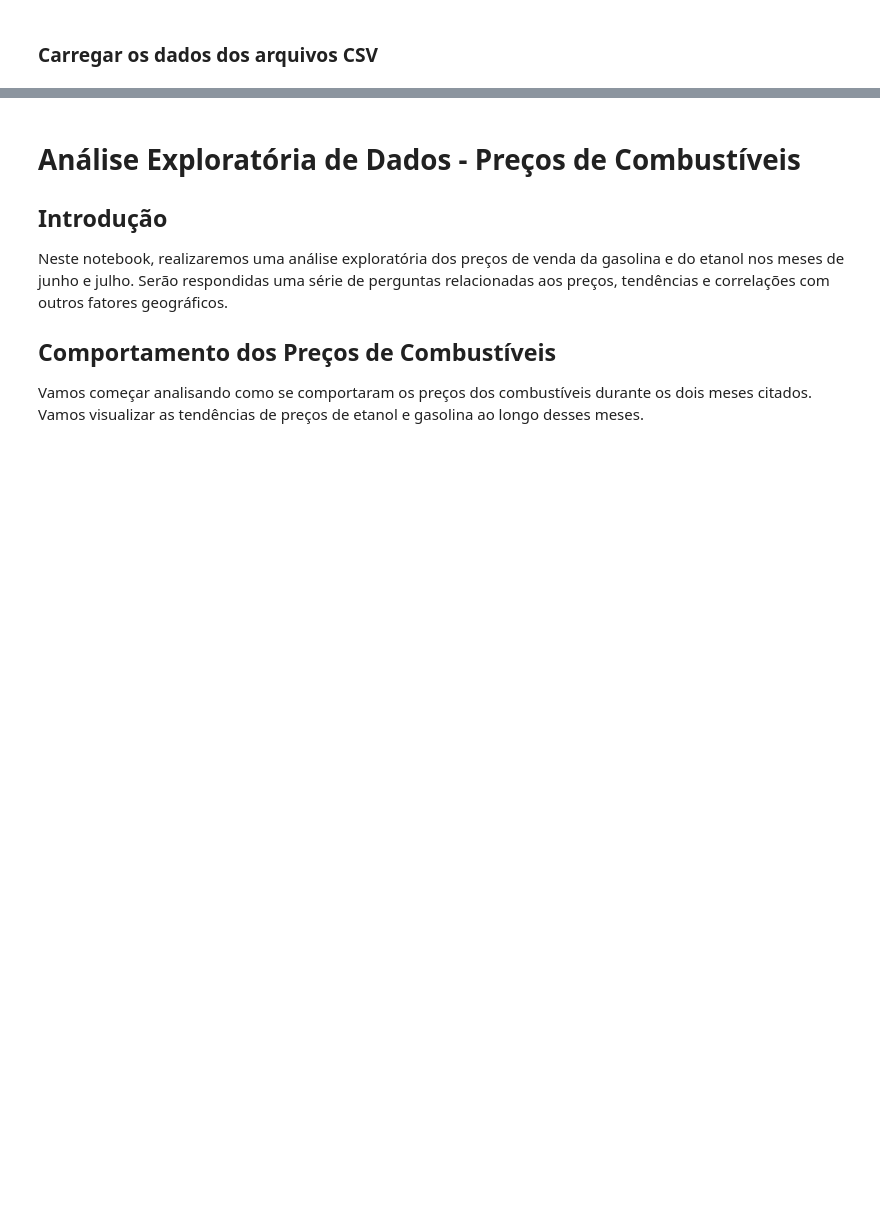
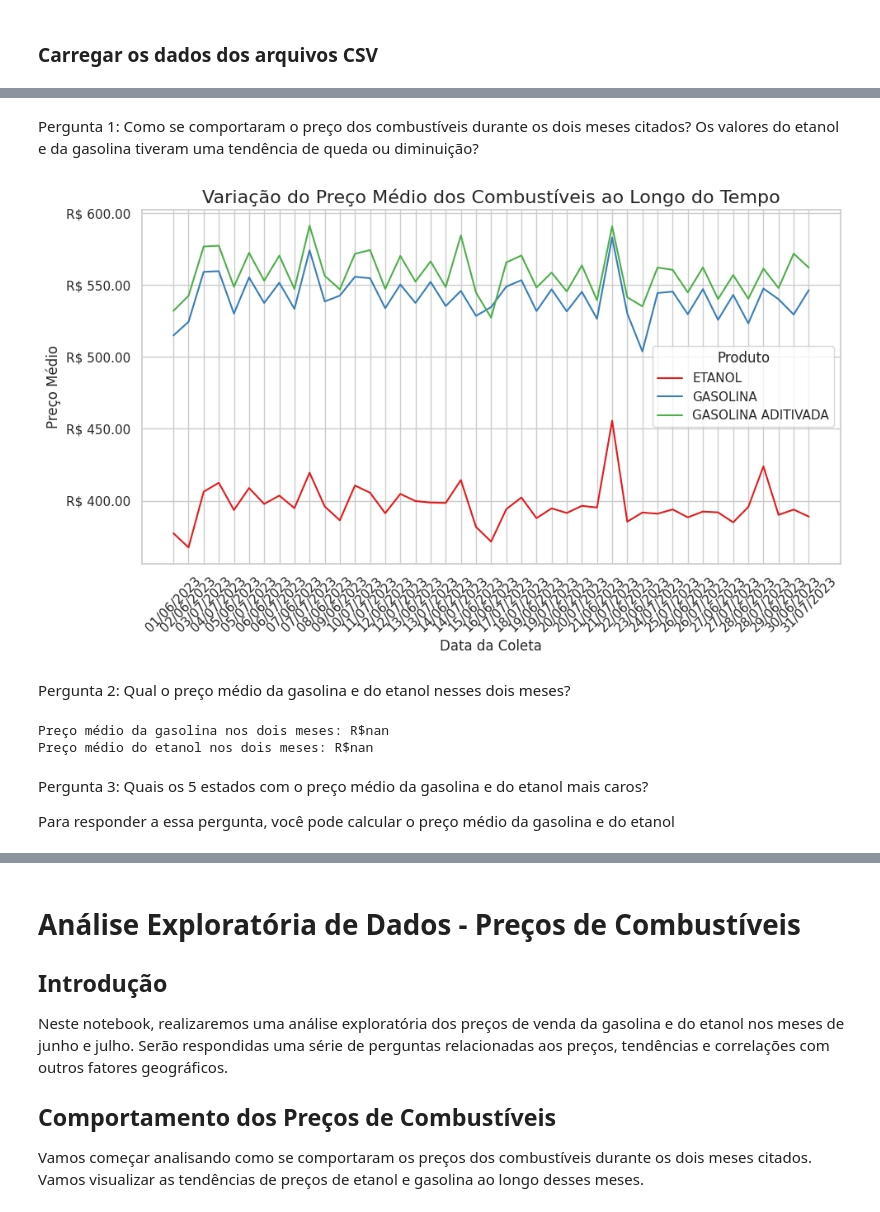
Before and after one commit to Project-4-Trends-and-Insights-Database/Projeto_Dados_para_abastecer_o_carro, a Jupyter notebook: Projeto_Dados_para_abastecer_o_carro.ipynb, the cells around one changed output, grey strips where cells are left out. Drawn from its saved outputs; the diff is of its cells as text; code cells hidden in the pictures; blank space fills up the shorter version.

```diff
--- a/Projeto_Dados_para_abastecer_o_carro.ipynb
+++ b/Projeto_Dados_para_abastecer_o_carro.ipynb
@@ -94,0 +92,36 @@ Index(['Regiao - Sigla', 'Estado - Sigla', 'Municipio', 'Revenda',
+# %% [markdown]
+Pergunta 1: Como se comportaram o preço dos combustíveis durante os dois meses citados? Os valores do etanol e da gasolina tiveram uma tendência de queda ou diminuição?
+# %%
+# Análise de correlação entre o preço médio dos combustíveis e a quantidade de registros
+dados_combustiveis_por_data = dados_combustiveis.groupby(['Data da Coleta', 'Produto'])['Valor de Venda'].mean().reset_index()
+
+plt.figure(figsize=(10, 6))
+sns.lineplot(data=dados_combustiveis_por_data, x='Data da Coleta', y='Valor de Venda', hue='Produto', palette="Set1")
+plt.title('Variação do Preço Médio dos Combustíveis ao Longo do Tempo', fontsize=16)
+plt.xlabel('Data da Coleta', fontsize=12)
+plt.ylabel('Preço Médio', fontsize=12)
+plt.legend(title='Produto')
+plt.xticks(rotation=45)
+plt.gca().yaxis.set_major_formatter(mticker.FuncFormatter(lambda x, _: f'R$ {x:.2f}'))
+plt.tight_layout()
+plt.show()
+# %% [output]
+[figure, added]
+# %% [markdown]
+Pergunta 2: Qual o preço médio da gasolina e do etanol nesses dois meses?
+# %%
+# Calcular o preço médio da gasolina nos dois meses
+preco_medio_gasolina = dados_combustiveis[(dados_combustiveis['Produto'] == 'GASOLINA') & ((dados_combustiveis['Data da Coleta'] >= '2019-01-01') & (dados_combustiveis['Data da Coleta'] <= '2019-02-28'))]['Valor de Venda'].mean()
+
+# Calcular o preço médio do etanol nos dois meses
+preco_medio_etanol = dados_combustiveis[(dados_combustiveis['Produto'] == 'ETANOL') & ((dados_combustiveis['Data da Coleta'] >= '2019-01-01') & (dados_combustiveis['Data da Coleta'] <= '2019-02-28'))]['Valor de Venda'].mean()
+
+print(f"Preço médio da gasolina nos dois meses: R${preco_medio_gasolina:.2f}")
+print(f"Preço médio do etanol nos dois meses: R${preco_medio_etanol:.2f}")
+# %% [output]
+Preço médio da gasolina nos dois meses: R$nan
+Preço médio do etanol nos dois meses: R$nan
+# %% [markdown]
+Pergunta 3: Quais os 5 estados com o preço médio da gasolina e do etanol mais caros?
+
+Para responder a essa pergunta, você pode calcular o preço médio da gasolina e do etanol
```
Also changed, not shown: parts of 59 cells of this notebook.
